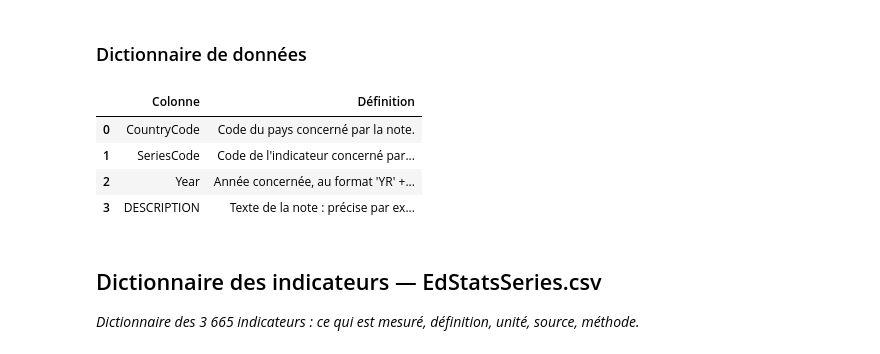
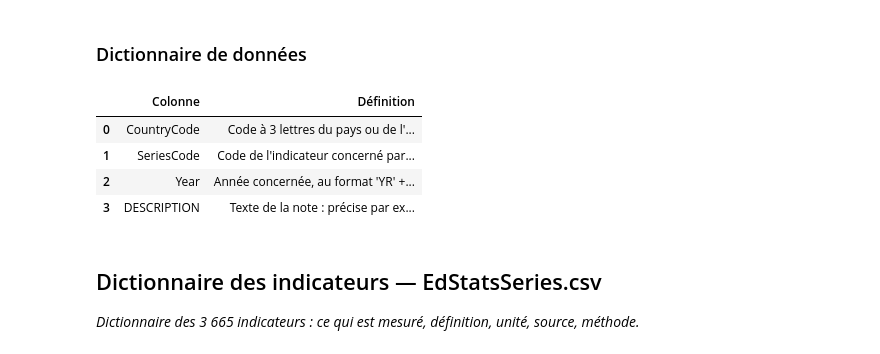
Before and after one commit to humanuoid/oc-p2-education-systems-analysis, a Jupyter notebook: notebooks/data_overview.ipynb, the cells around one changed output. Cells and saved outputs as stored; diff of their text form; code cells hidden in the pictures.

```diff
--- a/notebooks/data_overview.ipynb
+++ b/notebooks/data_overview.ipynb
@@ -220,15 +220,15 @@ df.head()
 ### Dictionnaire de données
 # %%
 definitions = {
-    "CountryCode": "Code du pays concerné par la note.",
+    "CountryCode": "Code à 3 lettres du pays ou de l'agrégat concerné par la note (ISO3 ou code interne Banque mondiale).",
     "SeriesCode": "Code de l'indicateur concerné par la note.",
     "Year": "Année concernée, au format 'YR' + année (ex : YR2001 = 2001).",
     "DESCRIPTION": "Texte de la note : précise par exemple que la valeur est une estimation du pays ou qu'elle vient d'une autre source.",
 }
 show_data_dictionary(df, definitions)
 # %% [output]
 |  | Colonne | Définition |
-| 0 | CountryCode | Code du pays concerné par la note. |
+| 0 | CountryCode | Code à 3 lettres du pays ou de l'... |
 | 1 | SeriesCode | Code de l'indicateur concerné par... |
 | 2 | Year | Année concernée, au format 'YR' +... |
 | 3 | DESCRIPTION | Texte de la note : précise par ex... |
```
Also changed, not shown: parts of 5 cells of this notebook.
